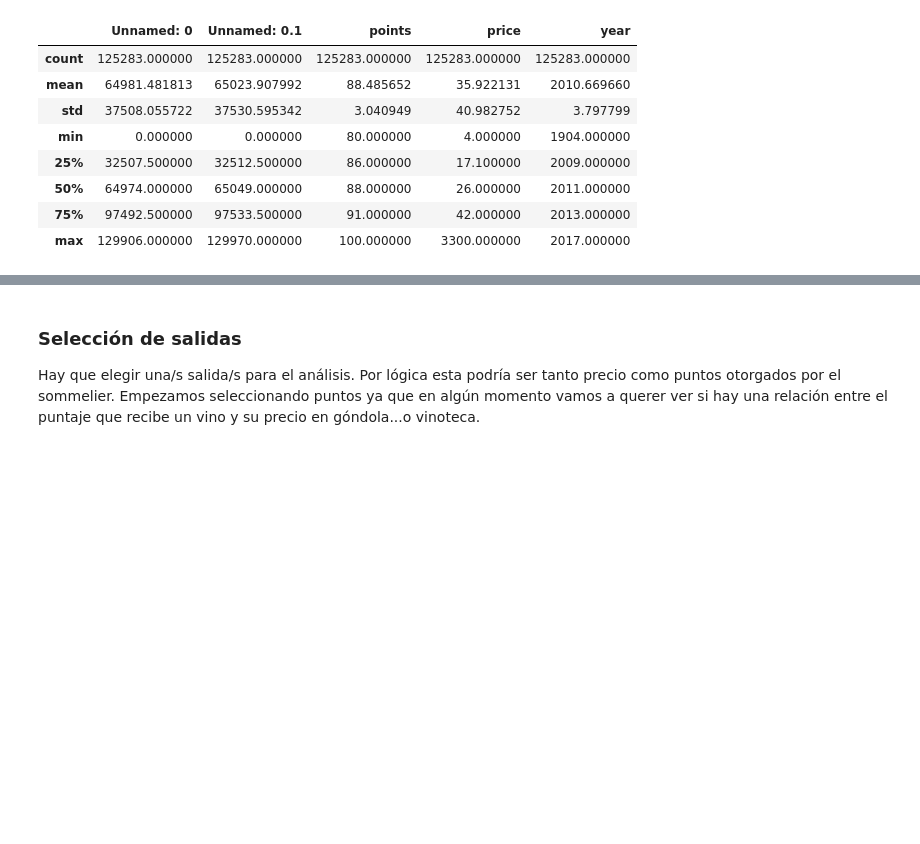
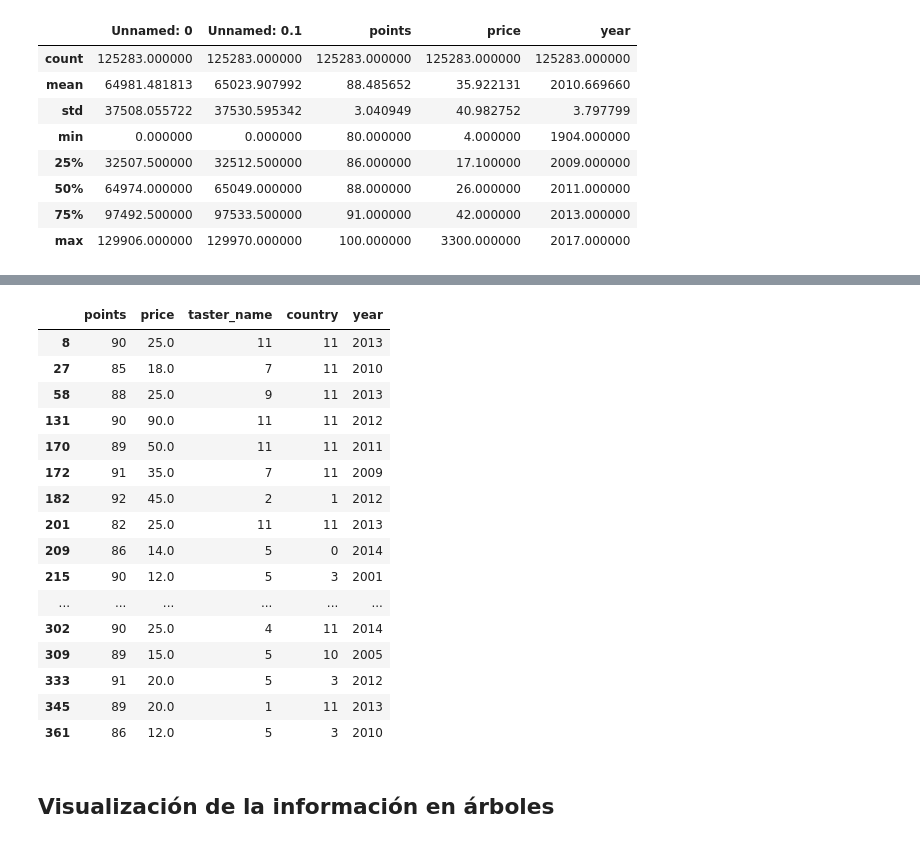
Before and after one commit to LaBruma/PosgradoAI, a Jupyter notebook: ML1/TP_Final/VinosReview.ipynb, the cells around one changed output, grey strips where cells are left out. Saved outputs shown, nothing was run; the diff lists cells and outputs as text; code cells hidden in the pictures; blank space fills up the shorter version.

Commit message:
TP Final ML1
Encoding de variables categóricas

```diff
--- a/ML1/TP_Final/VinosReview.ipynb
+++ b/ML1/TP_Final/VinosReview.ipynb
@@ -364,0 +576,10 @@ Una vez hecha la limpieza de datos podemos empezar a ver cómo es que está la i
+# %%
+# Vayamos con las entradas
+#-------------------------
+
+# Recordemos que nos queremos quedar únicamente con la cepa Cabernet Sauvignon para hacer el análisis
+# sobre la misma
+cabernet_data = ds.query("variety == 'Cabernet Sauvignon'")[['points','price','taster_name','country','year']]
+
+# Vemos cómo quedó...
+cabernet_data.dtypes
@@ -364,0 +593,10 @@ Una vez hecha la limpieza de datos podemos empezar a ver cómo es que está la i
+# %%
+# Recordemos que muchos de las entradas tenían taster_name = 'unknown'. Como queremos hacer un análisis
+# basado también en los sommeliers nos embarra un poco la cancha no saber quién es el que terminó dando
+# el puntaje, por lo que mejor eliminamos esas entradas
+#------------------------------------------------------
+# Encuentro los índices
+indexUnknown = cabernet_data[ cabernet_data['taster_name'] == 'Unknown' ].index
+cabernet_data.drop(indexUnknown , inplace=True)
+
+cabernet_data["taster_name"].value_counts()
@@ -364,0 +697,30 @@ Una vez hecha la limpieza de datos podemos empezar a ver cómo es que está la i
+# %%
+# Ahora hacemos el encoding por el método de
+#--------------------------
+cabernet_data["country"] = cabernet_data["country"].astype('category')
+cabernet_data["taster_name"] = cabernet_data["taster_name"].astype('category')
+
+cabernet_data["country"] = cabernet_data["country"].cat.codes
+cabernet_data["taster_name"] = cabernet_data["taster_name"].cat.codes
+
+cabernet_data.head(20)
+# %% [output]
+|  | points | price | taster_name | country | year |
+| 8 | 90 | 25.0 | 11 | 11 | 2013 |
+| 27 | 85 | 18.0 | 7 | 11 | 2010 |
+| 58 | 88 | 25.0 | 9 | 11 | 2013 |
+| 131 | 90 | 90.0 | 11 | 11 | 2012 |
+| 170 | 89 | 50.0 | 11 | 11 | 2011 |
+| 172 | 91 | 35.0 | 7 | 11 | 2009 |
+| 182 | 92 | 45.0 | 2 | 1 | 2012 |
+| 201 | 82 | 25.0 | 11 | 11 | 2013 |
+| 209 | 86 | 14.0 | 5 | 0 | 2014 |
+| 215 | 90 | 12.0 | 5 | 3 | 2001 |
+| ... | ... | ... | ... | ... | ... |
+| 302 | 90 | 25.0 | 4 | 11 | 2014 |
+| 309 | 89 | 15.0 | 5 | 10 | 2005 |
+| 333 | 91 | 20.0 | 5 | 3 | 2012 |
+| 345 | 89 | 20.0 | 1 | 11 | 2013 |
+| 361 | 86 | 12.0 | 5 | 3 | 2010 |
+# %% [markdown]
+## Visualización de la información en árboles
@@ -366,6 +736,3 @@ Una vez hecha la limpieza de datos podemos empezar a ver cómo es que está la i
 from sklearn.tree import DecisionTreeClassifier
 from sklearn import tree
 from dtreeviz.trees import dtreeviz # remember to load the package
-# %% [markdown]
-### Selección de salidas
-Hay que elegir una/s salida/s para el análisis. Por lógica esta podría ser tanto precio como puntos otorgados por el sommelier. Empezamos seleccionando puntos ya que en algún momento vamos a querer ver si hay una relación entre el puntaje que recibe un vino y su precio en góndola...o vinoteca.
```
Also changed, not shown: parts of 35 cells of this notebook, 4 other files.
